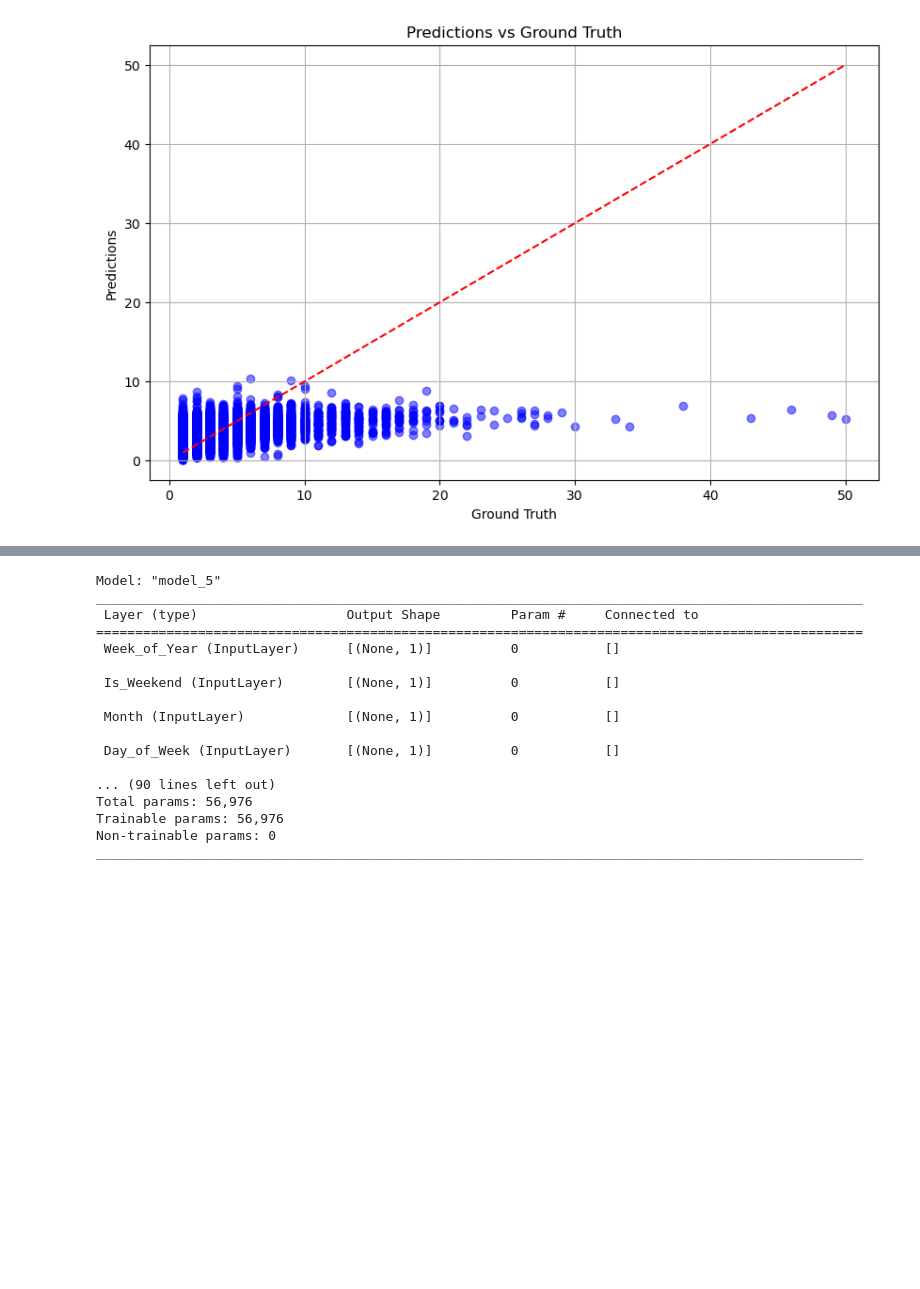
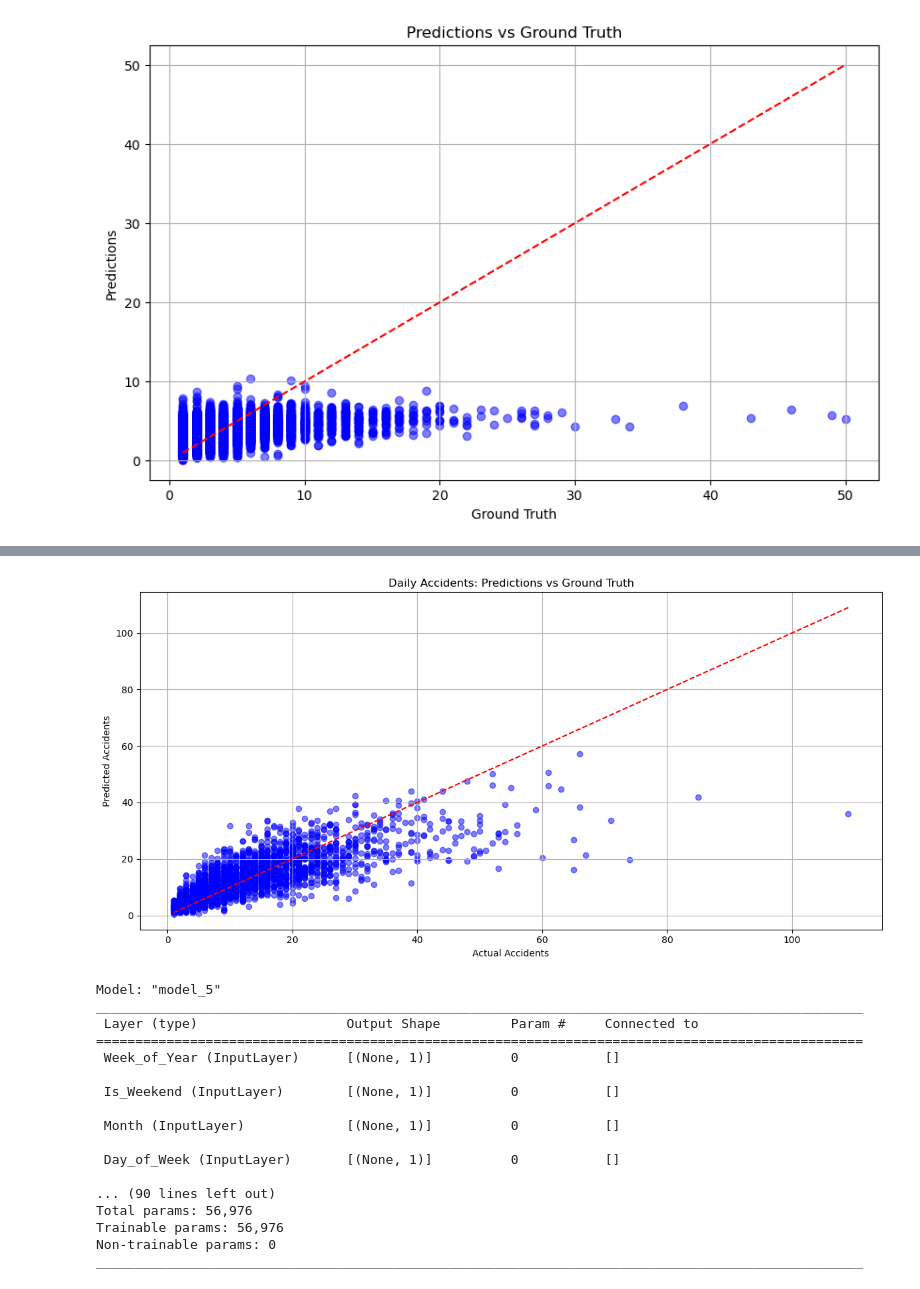
Before and after one commit to Dmytro-Bonislavskyi/team_project, a Jupyter notebook: Experiments/model_dmytro.ipynb, the cells around one changed output, grey strips where cells are left out. Drawn from its saved outputs; the diff is of its cells as text; code cells hidden in the pictures; blank space fills up the shorter version.

```diff
--- a/Experiments/model_dmytro.ipynb
+++ b/Experiments/model_dmytro.ipynb
@@ -430,3 +444,18 @@ NameError: name 'pipeline' is not defined
+# %%
+# Plot predictions vs ground truth for daily accidents
+plt.figure(figsize=(12, 6))
+plt.scatter(daily_summary['Actual_Accidents'], daily_summary['Predicted_Accidents'], alpha=0.5, color='blue')
+plt.plot([min(daily_summary['Actual_Accidents']), max(daily_summary['Actual_Accidents'])],
+         [min(daily_summary['Actual_Accidents']), max(daily_summary['Actual_Accidents'])],
+         color='red', linestyle='--')  # Diagonal line
+plt.xlabel('Actual Accidents')
+plt.ylabel('Predicted Accidents')
+plt.title('Daily Accidents: Predictions vs Ground Truth')
+plt.grid(True)
+plt.tight_layout()
+plt.show()
+# %% [output]
+[figure, added]
 # %%
 from sklearn.ensemble import RandomForestRegressor
 from sklearn.pipeline import Pipeline
```
Also changed, not shown: parts of 2 cells of this notebook.
